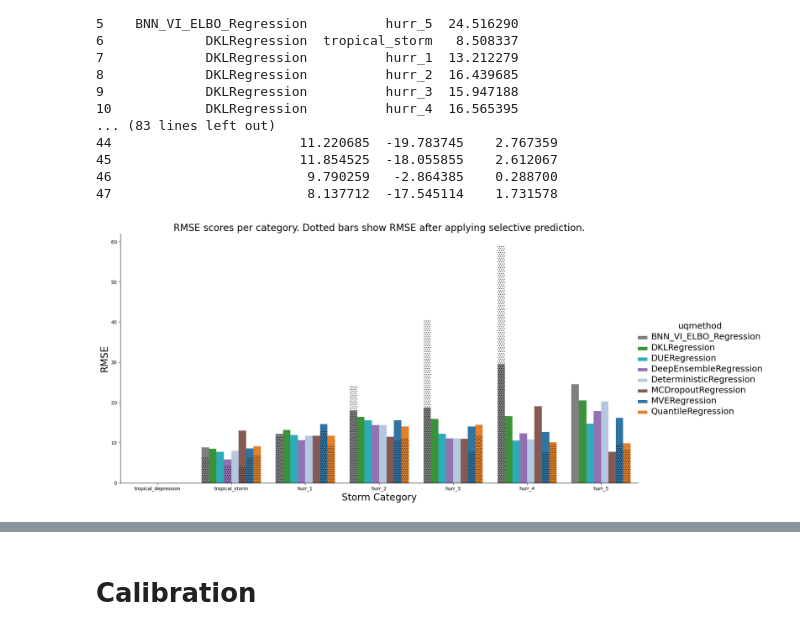
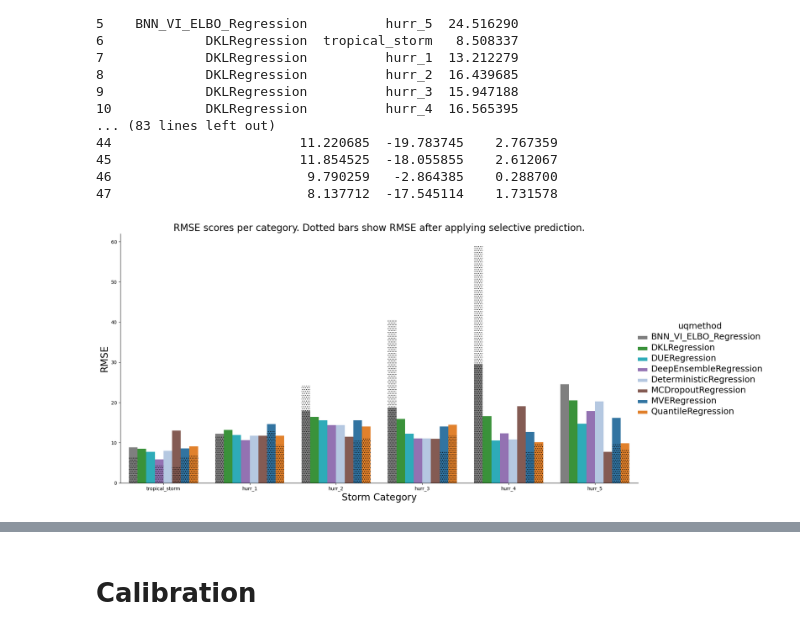
Before and after one commit to nilsleh/tropical_cyclone_uq, a Jupyter notebook: src/results_tropical.ipynb, the cells around one changed output, grey strips where cells are left out. Cells and saved outputs as stored; diff of their text form; code cells hidden in the pictures.

```diff
--- a/src/results_tropical.ipynb
+++ b/src/results_tropical.ipynb
@@ -943,22 +944,25 @@ print(summary_table)
 47                         8.137712  -17.545114    1.731578
 # %%
 hue_order = summary_table["uqmethod"].unique().tolist()
+# remove categories with no predictions
+
+summary_table["storm_category"] = summary_table["storm_category"].cat.remove_unused_categories()
 g = sns.catplot(summary_table, kind="bar", x="storm_category", y="RMSE_All", hue="uqmethod", height=8, aspect=2, palette=color_palette, hue_order=hue_order)
 
 ax = g.ax
 
 sns.barplot(summary_table, x="storm_category", y="RMSE_Uncertainty_Less_Threshold", hue="uqmethod", alpha=0.0, ax=ax, hatch="...", hue_order=hue_order)
 
 ax.get_legend().remove()
 plt.title("RMSE scores per category. Dotted bars show RMSE after applying selective prediction.", fontsize=20)
 plt.ylabel("RMSE", fontsize=20)
 plt.xlabel("Storm Category", fontsize=20)
 
 plt.setp(g._legend.get_texts(), fontsize='18') # for legend text
 plt.setp(g._legend.get_title(), fontsize='18') # for legend title
 g._legend.set_bbox_to_anchor((1.07, 0.5))
 # %% [output]
-[figure, old version]
+[figure, new version]
 # %%
 # sharpness
 
```
Also changed, not shown: parts of 17 cells of this notebook.
